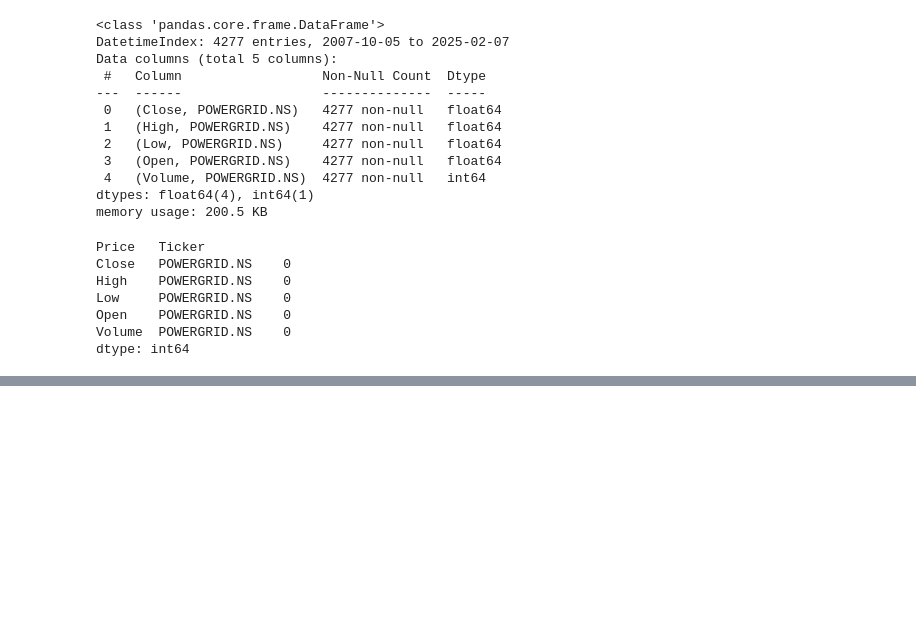
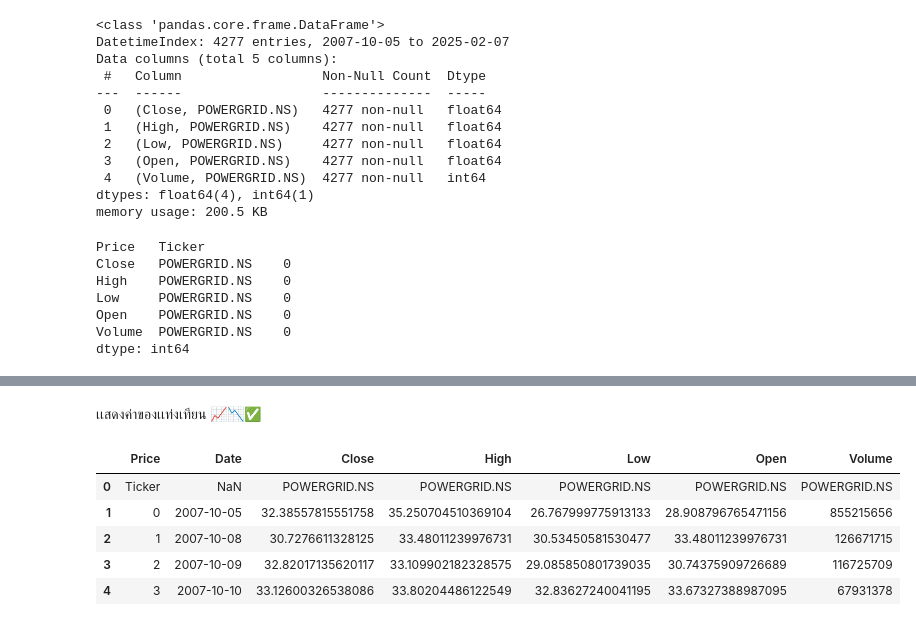
Before and after one commit to Thanathat26/miniproject_predict_stock, a Jupyter notebook: main.ipynb, the cells around one changed output, grey strips where cells are left out. Saved outputs shown, nothing was run; the diff lists cells and outputs as text; code cells hidden in the pictures; blank space fills up the shorter version.

```diff
--- a/main.ipynb
+++ b/main.ipynb
@@ -72,0 +86,2 @@ df.describe()
+# %% [markdown]
+เเสดงค่าของเเท่งเทียน 📈📉✅
@@ -72,0 +90,11 @@ df.describe()
+# %%
+data01 = pd.read_csv("powergrid.csv")
+# %%
+data01.head()
+# %% [output]
+|  | Price | Date | Close | High | Low | Open | Volume |
+| 0 | Ticker | NaN | POWERGRID.NS | POWERGRID.NS | POWERGRID.NS | POWERGRID.NS | POWERGRID.NS |
+| 1 | 0 | 2007-10-05 | 32.38557815551758 | 35.250704510369104 | 26.767999775913133 | 28.908796765471156 | 855215656 |
+| 2 | 1 | 2007-10-08 | 30.7276611328125 | 33.48011239976731 | 30.53450581530477 | 33.48011239976731 | 126671715 |
+| 3 | 2 | 2007-10-09 | 32.82017135620117 | 33.109902182328575 | 29.085850801739035 | 30.74375909726689 | 116725709 |
+| 4 | 3 | 2007-10-10 | 33.12600326538086 | 33.80204486122549 | 32.83627240041195 | 33.67327388987095 | 67931378 |
```
Also changed, not shown: parts of 7 cells of this notebook, 20 other files.
